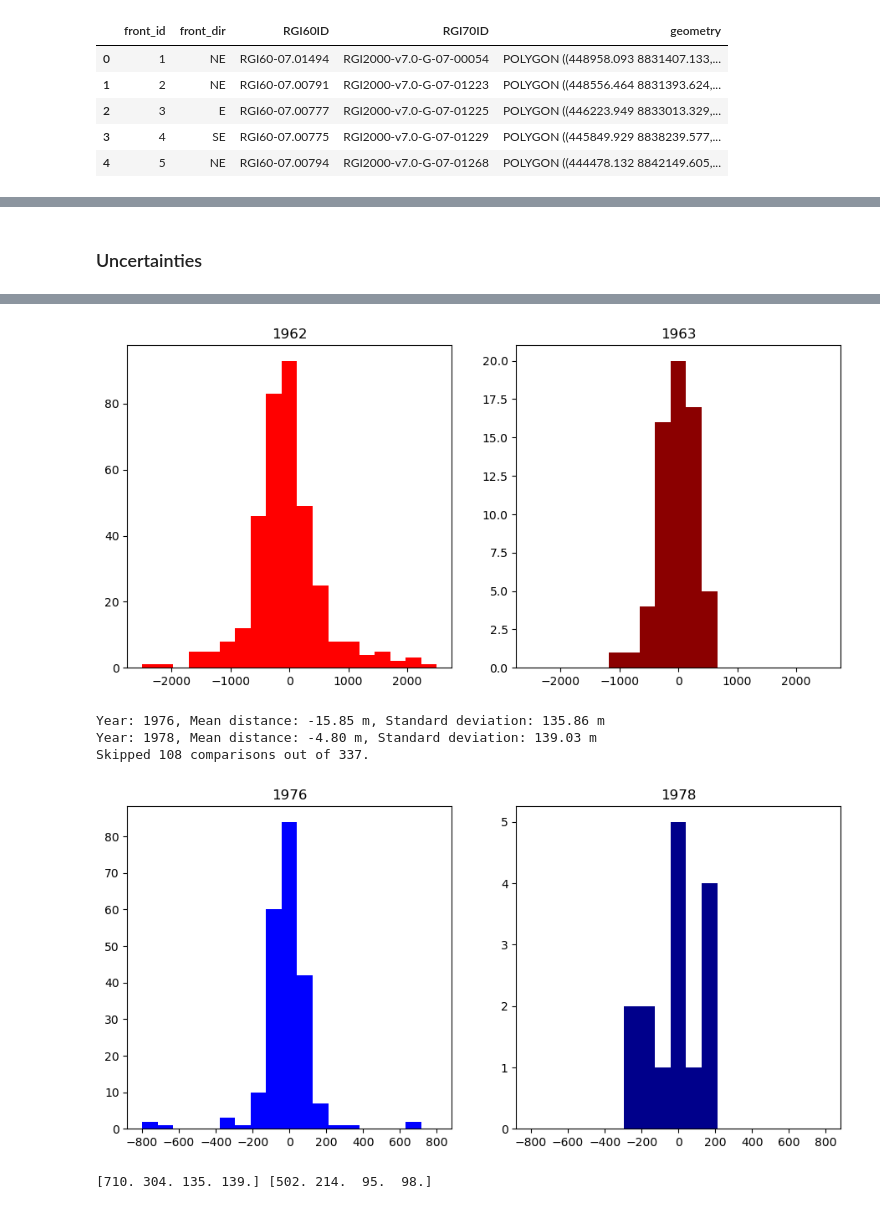
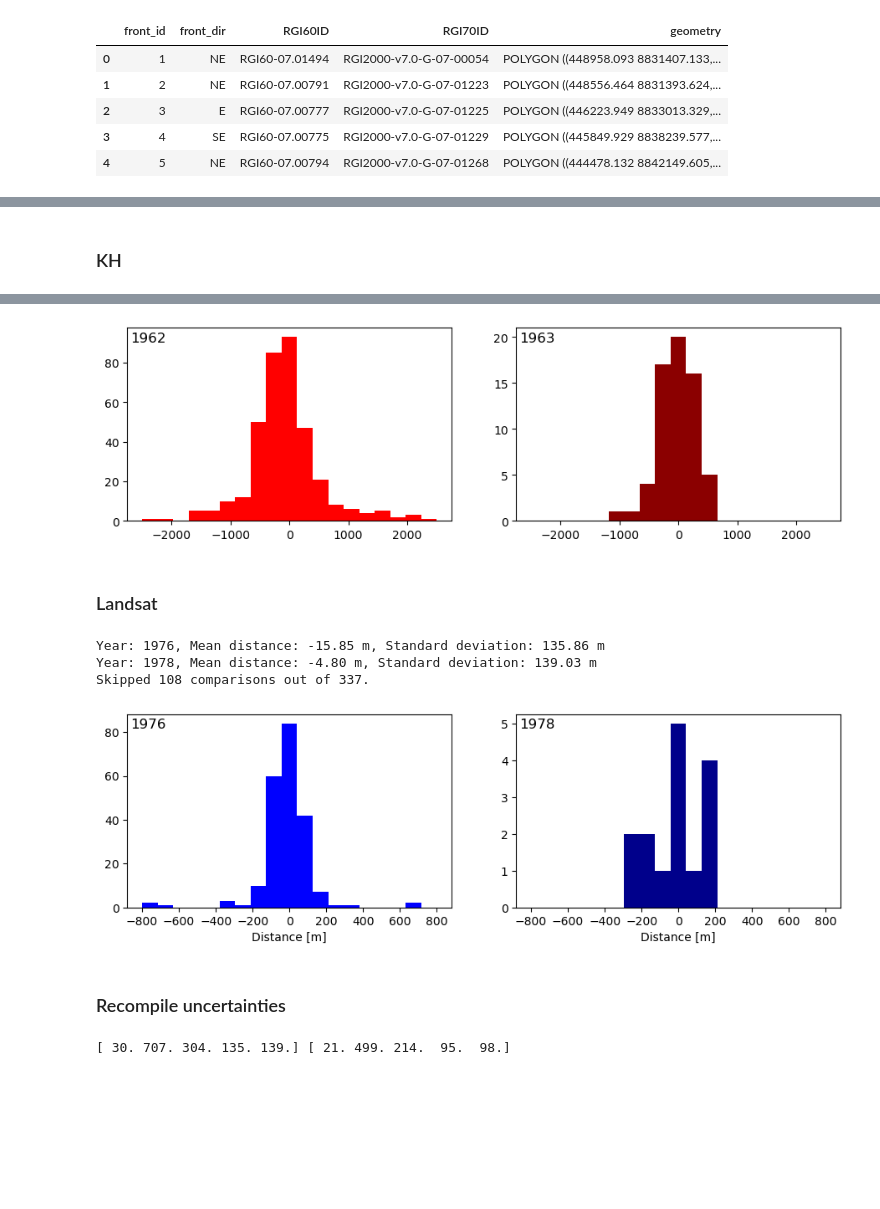
Before and after one commit to lorisdanjou/Svalbard_calving_fronts_1936-1978_data_analysis, a Jupyter notebook: uncertainties.ipynb, the cells around one changed output, grey strips where cells are left out. Saved outputs shown, nothing was run; the diff lists cells and outputs as text; code cells hidden in the pictures; blank space fills up the shorter version.

```diff
--- a/uncertainties.ipynb
+++ b/uncertainties.ipynb
@@ -461,5 +216,5 @@ Distance between fronts 0 and 3 is -584.09 m, with area1 = 3727731.88 m^2, area2
-# %% [markdown]
-### Uncertainties
+# %% [markdown]
+### KH
 # %%
 dists = []
 skip_count = 0
@@ -496,13 +251,14 @@ mean = [dists_npy_timestamp.mean() for dists_npy_timestamp in dists_npy]
 
 for i in range(len(timestamps)):
     print(f"Timestamp: {timestamps[i]}, Mean distance: {mean[i]:.2f} m, Standard deviation: {sigma_kh[i]:.2f} m")
+print(f"Skipped {skip_count} comparisons out of {total_count}.")
 
-print(f"Skipped {skip_count} comparisons out of {total_count}.")
-fig, axs = plt.subplots(ncols=len(timestamps), figsize=(11, 5))
+fig, axs = plt.subplots(ncols=len(timestamps), figsize=(11, 3))
 axs[0].hist(dists[0], bins=np.linspace(-2500, 2500, 20), color="red")
-axs[0].set_title(timestamps[0].strftime("%Y"))
+axs[0].set_title(timestamps[0].strftime("%Y"), x=0.01, y=0.89, loc="left")
+# axs[0].set_xlabel("Distance [m]")
 axs[1].hist(dists[1], bins=np.linspace(-2500, 2500, 20), color="darkred")
-axs[1].set_title(timestamps[1].strftime("%Y"))
-# fig.suptitle("Distribution of distances between KH-5 ARGON fronts")
+axs[1].set_title(timestamps[1].strftime("%Y"), x=0.01, y=0.89, loc="left")
+# axs[0].set_xlabel("Distance [m]")
 fig.savefig("images/KH-5_ARGON_fonts_accuracy_box.png", bbox_inches="tight")
 # %% [output]
@@ -511,5 +267,7 @@ Timestamp: 1963-08-29 00:00:00, Mean distance: -14.23 m, Standard deviation: 304
 Skipped 88 comparisons out of 516.
-[figure, old version]
+[figure, new version]
+# %% [markdown]
+### Landsat
 # %%
 def get_year(timestamp):
     return timestamp.year
@@ -547,27 +305,35 @@ mean = [dists_npy_year.mean() for dists_npy_year in dists_npy]
 
 for i in range(len(years)):
     print(f"Year: {years[i]}, Mean distance: {mean[i]:.2f} m, Standard deviation: {sigma_landsat[i]:.2f} m")
+print(f"Skipped {skip_count} comparisons out of {total_count}.")
 
-print(f"Skipped {skip_count} comparisons out of {total_count}.")
-fig, axs = plt.subplots(ncols=len(years), figsize=(11, 5))
+fig, axs = plt.subplots(ncols=len(years), figsize=(11, 3))
 axs[0].hist(dists[0], bins=np.linspace(-800, 800, 20), color="blue")
-axs[0].set_title(years[0])
+axs[0].set_title(years[0], x=0.01, y=0.89, loc="left")
+axs[0].set_xlabel("Distance [m]")
 axs[1].hist(dists[1], bins=np.linspace(-800, 800, 20), color="darkblue")
-axs[1].set_title(years[1])
-# fig.suptitle("Distribution of distances between Landsat MSS fronts")
+axs[1].set_title(years[1], x=0.01, y=0.89, loc="left")
+axs[1].set_xlabel("Distance [m]")
 fig.savefig("images/Landsat_MSS_fonts_accuracy_box.png", bbox_inches="tight")
 # %% [output]
 Year: 1976, Mean distance: -15.85 m, Standard deviation: 135.86 m
 Year: 1978, Mean distance: -4.80 m, Standard deviation: 139.03 m
 Skipped 108 comparisons out of 337.
-[figure, old version]
+[figure, new version]
+# %% [markdown]
+### Recompile uncertainties
 # %%
-years = np.array([1962, 1963, 1976, 1978])
-sigmas_prime = np.floor(np.concatenate([sigma_kh, sigma_landsat]))
+years = np.array([1936, 1962, 1963, 1976, 1978])
+sigmas_prime_0 = np.floor(np.concatenate([sigma_kh, sigma_landsat]))
+
+# adding 30 m uncertainty for NPI aerial photos
+sigmas_prime = np.zeros(len(years))
+sigmas_prime[0] = 30
+sigmas_prime[1:] = sigmas_prime_0
 sigmas = np.floor(sigmas_prime / np.sqrt(2))
 print(sigmas_prime, sigmas)
 # %% [output]
-[710. 304. 135. 139.] [502. 214.  95.  98.]
+[ 30. 707. 304. 135. 139.] [ 21. 499. 214.  95.  98.]
 # %%
 uncertainties_box = pd.DataFrame(
     [],
```
Also changed, not shown: parts of 28 cells of this notebook, 20 other files.
